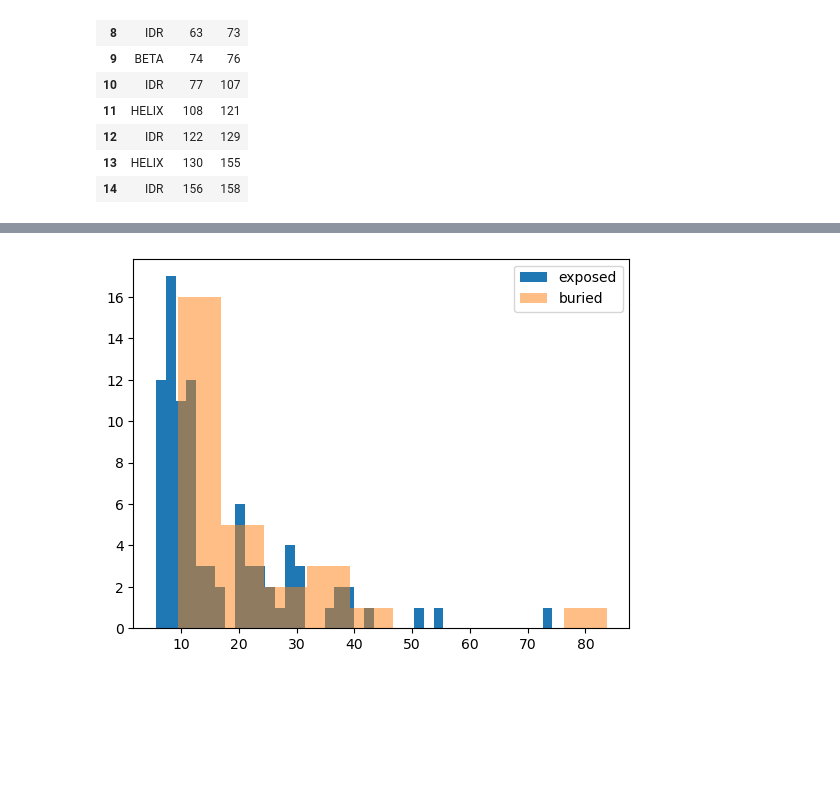
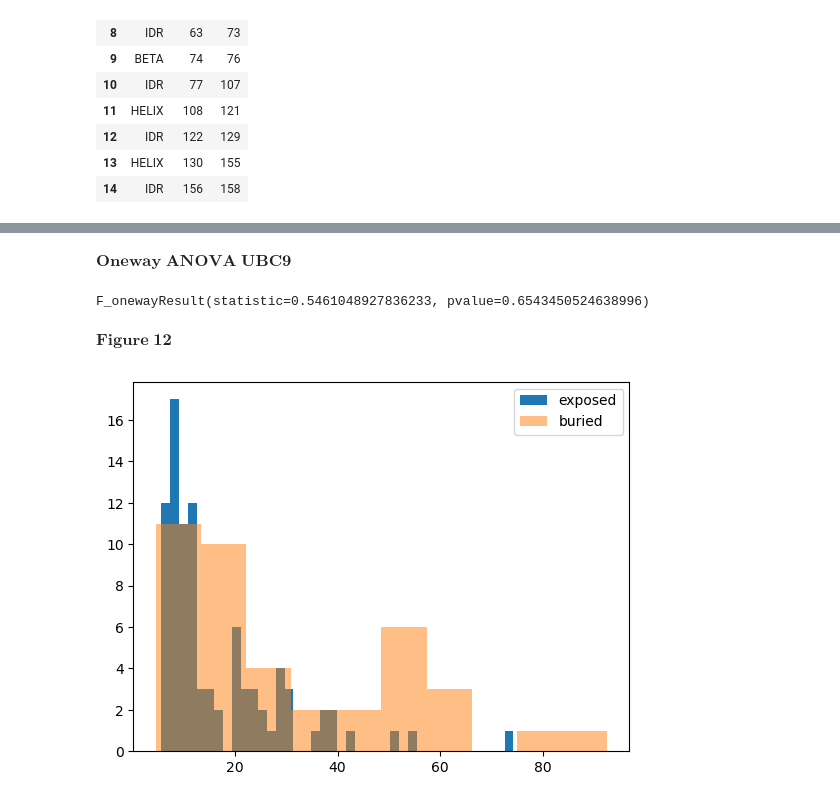
Before and after one commit to hpoudel1/SUMO-1_UBC9_dataset, a Jupyter notebook: residue_Ct_analysis/Computing C(t) confidence.ipynb, the cells around one changed output, grey strips where cells are left out. Saved outputs shown, nothing was run; the diff lists cells and outputs as text; code cells hidden in the pictures; blank space fills up the shorter version.

Commit message:
Updated figures with different flavors

```diff
--- a/residue_Ct_analysis/Computing C(t) confidence.ipynb
+++ b/residue_Ct_analysis/Computing C(t) confidence.ipynb
@@ -534,8 +536,12 @@ for i in ['HELIX','BETA','IDR','LOOP']:
     z3 = list(map(lambda k: labels[k], sumo1_df[TF]['electro'].values))
     print(z3)
     color_it = sumo1_df[TF]['electro'].values
+    temp = []
+    for colour in color_it:
+        if colour != 'white': temp.append(colour)
+        else: temp.append('lightgray')
     plt.errorbar(y, x, yerr=xerr, color='white', alpha=1, ecolor='k', capsize=2, linewidth=0, elinewidth=1)
-    plt.scatter(y, x, c=color_it , marker=markers[i], label=label_it[i], edgecolors='k')
+    plt.scatter(y, x, c=temp , marker=markers[i], label=label_it[i], edgecolors='k')
     dfout_temp = pd.DataFrame()
     dfout_temp['tau']=x
     dfout_temp['RSA']=y
@@ -602,0 +609,37 @@ $\mathbf{Figure\; 9}$
+# %%
+dfout = pd.DataFrame()
+for i in ['HELIX','BETA','IDR','LOOP']:
+    dfout_temp = pd.DataFrame()
+    TF =  ( sumo1_df['struct']==i )
+    x = sumo1_df[TF][symbols['tau']].values
+    xerr = sumo1_df[TF]['ci_99'].values
+    y = sumo1_df[TF]['RSA'].values
+    z = sumo1_df[TF]['residue'].values
+    z2 = sumo1_df[TF]['name'].values
+    z3 = list(map(lambda k: labels[k], sumo1_df[TF]['electro'].values))
+    print(z3)
+    color_it = sumo1_df[TF]['electro'].values
+    temp = []
+    for colour in color_it:
+        if colour != 'white': temp.append(colour)
+        else: temp.append('lightgray')
+    plt.errorbar(y, x, yerr=xerr, color='white', alpha=1, ecolor='k', capsize=2, linewidth=0, elinewidth=1)
+    plt.scatter(y, x, c=temp , marker=markers[i], label=label_it[i], edgecolors='k')
+    dfout_temp = pd.DataFrame()
+    dfout_temp['tau']=x
+    dfout_temp['RSA']=y
+    dfout_temp['residue']=z
+    dfout_temp['number']=z2
+    dfout_temp['type']=z3
+
+    dfout = pd.concat([dfout,dfout_temp], ignore_index=True, sort=False)
+for i in ['r','b','g','white']:
+    if i != 'white': plt.plot(dict_MW_electro_sumo1[i][0],dict_MW_electro_sumo1[i][1], c = i)
+    else: plt.plot(dict_MW_electro_sumo1[i][0],dict_MW_electro_sumo1[i][1], c = 'lightgrey')
+dfout.to_csv('./tau_v_RSA_colorbyelectro-sumo1.csv')
+plt.ylim(0,105)
+plt.xlim(0,1)
+plt.xlabel('RSA')
+plt.ylabel(r'$\tau$ (ps)')
+plt.legend()
+plt.savefig('./tau_v_RSA_colorbyelectro_withMW_withCI-sumo1.png',dpi= 300)
@@ -729,9 +864,17 @@ $\mathbf{Figure\; 12}$
+# %% [markdown]
+$\mathbf{Oneway \; ANOVA \; UBC9}$
+# %%
+stats.f_oneway(dict_boxplot_ubc9['Non-polar'],dict_boxplot_ubc9['Polar'],dict_boxplot_ubc9['Cationic'],dict_boxplot_ubc9['Anionic'])
+# %% [output]
+F_onewayResult(statistic=0.5461048927836233, pvalue=0.6543450524638996)
+# %% [markdown]
+$\mathbf{Figure\; 12}$
 # %%
-buried = sumo1_df[ubc9_df['RSA']<0.23]
+buried = ubc9_df[ubc9_df['RSA']<0.23]
 exposed = ubc9_df[ubc9_df['RSA']>=0.23]
 plt.hist(exposed[symbols['tau']].values,histtype='barstacked',bins=40,label='exposed')
 plt.hist(buried[symbols['tau']].values,histtype='barstacked',bins=10,alpha=0.5,label='buried')
 plt.legend()
 plt.savefig('./histogram_ubc9.png',dpi=300)
 # %% [output]
-[figure, old version]
+[figure, new version]
```
Also changed, not shown: parts of 46 cells of this notebook, 17 other files.
